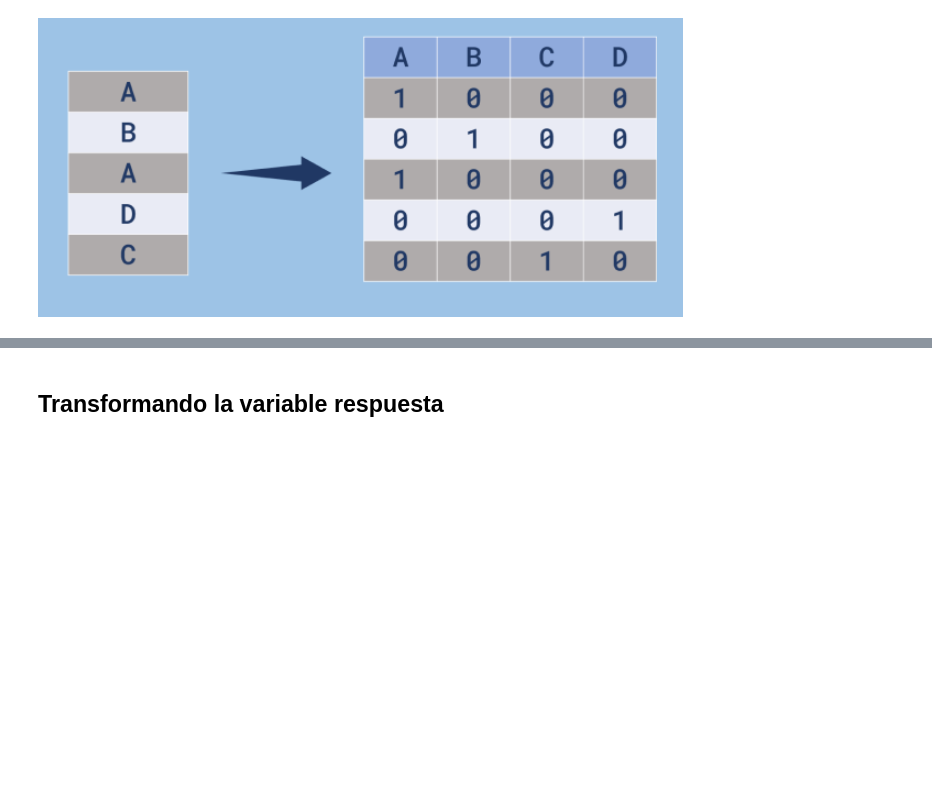
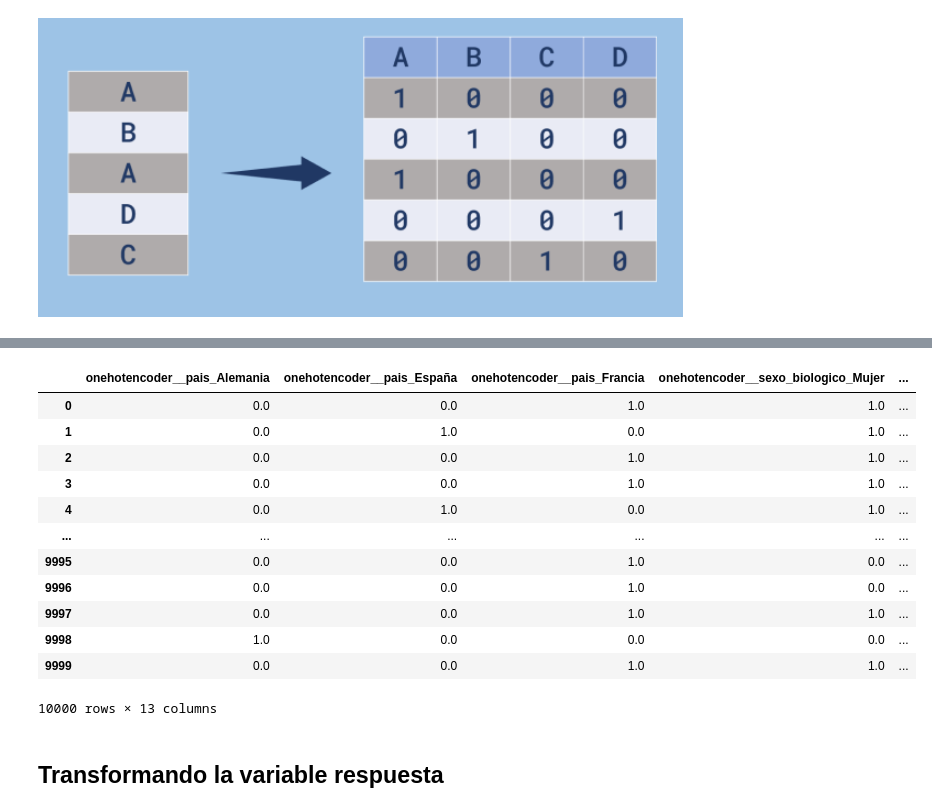
Before and after one commit to AngelTroncoso/clasificacion, a Jupyter notebook: clasificacion.ipynb, the cells around one changed output, grey strips where cells are left out. Saved outputs shown, nothing was run; the diff lists cells and outputs as text; code cells hidden in the pictures; blank space fills up the shorter version.

```diff
--- a/clasificacion.ipynb
+++ b/clasificacion.ipynb
@@ -126,0 +183,9 @@ Los algoritmos de aprendizaje automático no comprenden datos en formato de text
+# %%
+columnas = x.columns
+# %%
+#remainder='passthrough' = omitir el restante de las columnas
+#sparse_threshold=0 = no quite informacion relevnte
+#sparse_threshold=0,force_int_remainder_cols=False = no cambiar los nombres de las columnas
+one_hot = make_column_transformer((OneHotEncoder(drop='if_binary'),['pais','sexo_biologico']),remainder='passthrough', sparse_threshold=0,force_int_remainder_cols=False)
+# %%
+x = one_hot.fit_transform(x)
@@ -127,3 +203,19 @@ Los algoritmos de aprendizaje automático no comprenden datos en formato de text
+# %%
+pd.DataFrame(x,columns=one_hot.get_feature_names_out(columnas))
+# %% [output]
+|  | onehotencoder__pais_Alemania | onehotencoder__pais_España | onehotencoder__pais_Francia | onehotencoder__sexo_biologico_Mujer | ... |
+| 0 | 0.0 | 0.0 | 1.0 | 1.0 | ... |
+| 1 | 0.0 | 1.0 | 0.0 | 1.0 | ... |
+| 2 | 0.0 | 0.0 | 1.0 | 1.0 | ... |
+| 3 | 0.0 | 0.0 | 1.0 | 1.0 | ... |
+| 4 | 0.0 | 1.0 | 0.0 | 1.0 | ... |
+| ... | ... | ... | ... | ... | ... |
+| 9995 | 0.0 | 0.0 | 1.0 | 0.0 | ... |
+| 9996 | 0.0 | 0.0 | 1.0 | 0.0 | ... |
+| 9997 | 0.0 | 0.0 | 1.0 | 1.0 | ... |
+| 9998 | 1.0 | 0.0 | 0.0 | 0.0 | ... |
+| 9999 | 0.0 | 0.0 | 1.0 | 1.0 | ... |
+10000 rows × 13 columns
 # %% [markdown]
 ## Transformando la variable respuesta
 # %% [markdown]
```
Also changed, not shown: parts of 10 cells of this notebook.
